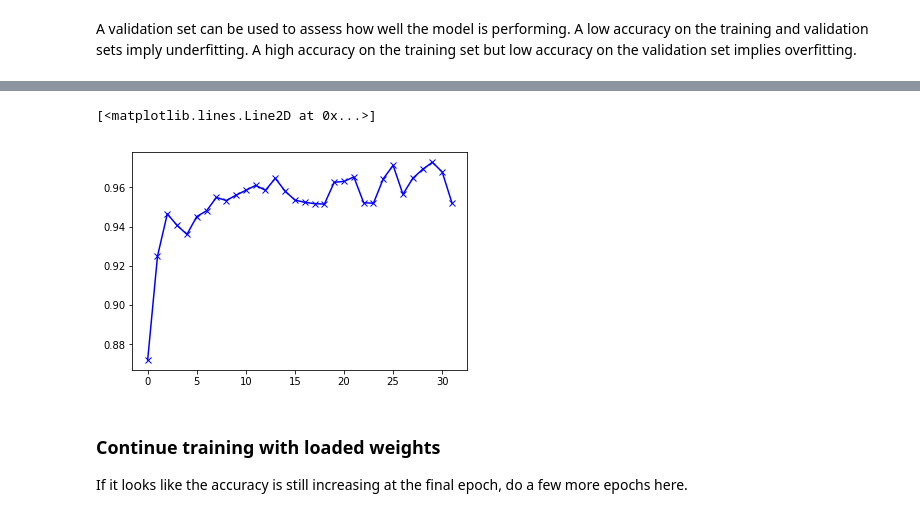
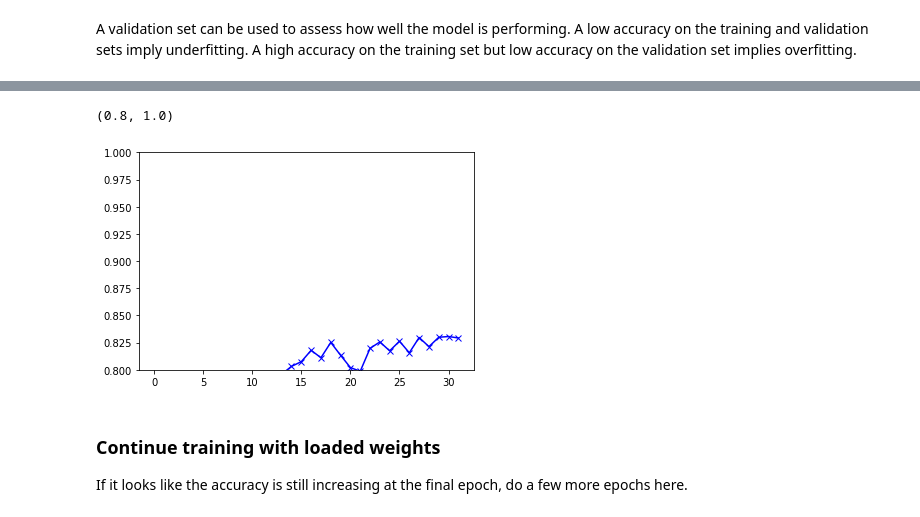
Before and after one commit to ryanotron/udsdc_p3_traffic_sign_classifier, a Jupyter notebook: Traffic_Sign_Classifier.ipynb, the cells around one changed output, grey strips where cells are left out. Saved outputs shown, nothing was run; the diff lists cells and outputs as text; code cells hidden in the pictures.

```diff
--- a/Traffic_Sign_Classifier.ipynb
+++ b/Traffic_Sign_Classifier.ipynb
@@ -245,3 +260,19 @@ X_test_normal = preproc(X_test)
+# %%
+# X_train_normal = preproc_quick(greyscale(X_train))
+# X_valid_normal = preproc_quick(greyscale(X_valid))
+# X_test_normal = preproc_quick(greyscale(X_test))
+
+# X_train_normal = preproc_xbar(X_train)
+# X_valid_normal = preproc_xbar(X_valid)
+# X_test_normal = preproc_xbar(X_test)
+
+X_train_normal = preproc_quick(X_train)
+X_valid_normal = preproc_quick(X_valid)
+X_test_normal = preproc_quick(X_test)
+
+# X_train_normal = preproc(X_train)
+# X_valid_normal = preproc(X_valid)
+# X_test_normal = preproc(X_test)
 # %% [markdown]
 ### Model Architecture
 # %%
@@ -336,7 +466,8 @@ one_hot_y = tf.one_hot(y, 43)
 # training pipeline
 rate = 1e-3
 
-logits = network(x, keep_prob)
+# logits = network(x, keep_prob)
+logits = network_ms(x, keep_prob, grey=False)
 cross_entropy = tf.nn.softmax_cross_entropy_with_logits(logits=logits, labels=one_hot_y)
 loss_op = tf.reduce_mean(cross_entropy, name='loss_op')
 optimizer = tf.train.AdamOptimizer(learning_rate=rate, name='optimizer')
@@ -391,6 +522,7 @@ with tf.Session() as sess:
     print('Model saved!')
 
 plt.plot(range(len(epoch_accuracies)), epoch_accuracies, 'bx-')
+plt.gca().set_ylim([0.8, 1.0])
 # %% [output]
 Training ...
 
@@ -411,6 +543,6 @@ EPOCH 32: validation accuracy: 0.952
 Model saved!
-[<matplotlib.lines.Line2D at 0x...>]
+(0.8, 1.0)
-[figure, old version]
+[figure, new version]
 # %% [markdown]
 ### Continue training with loaded weights
 
```
Also changed, not shown: parts of 21 cells of this notebook, 12 other files.
